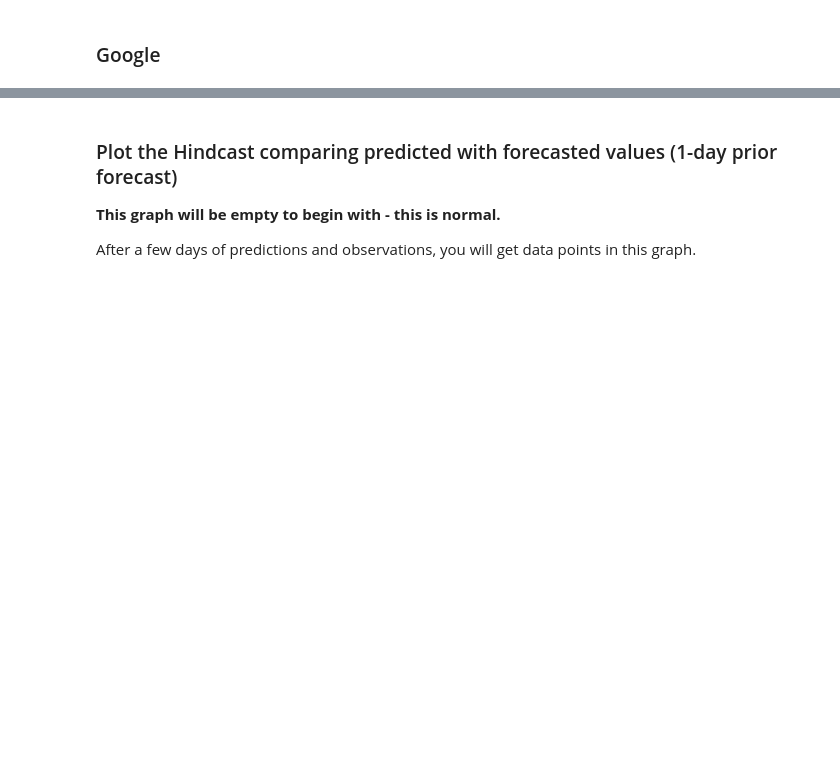
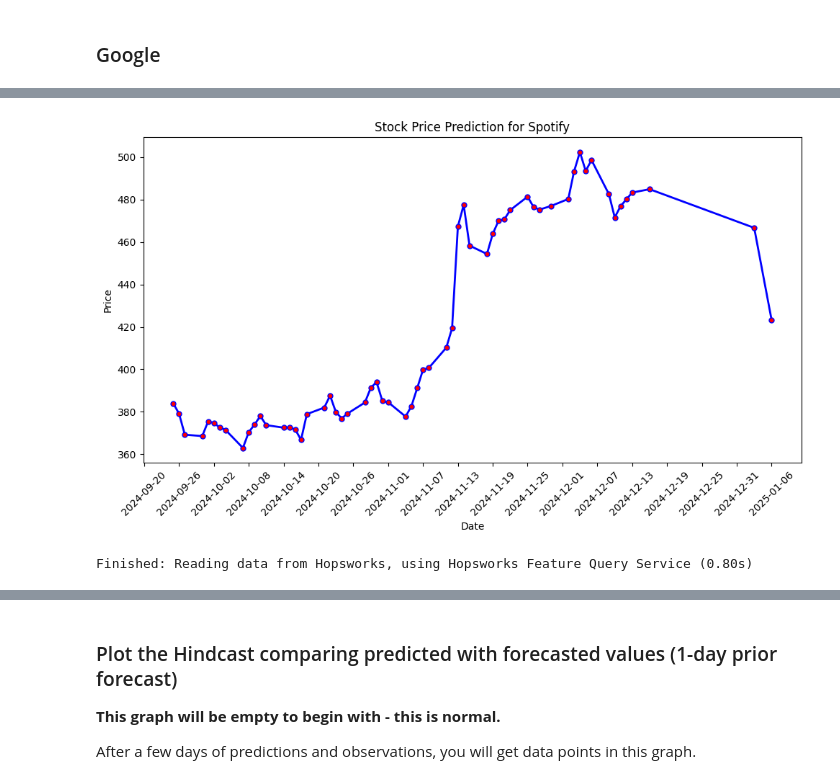
Before and after one commit to TheresaHoesl/StockMarketPrediction, a Jupyter notebook: notebooks/4_stockpred_batch_inference.ipynb, the cells around one changed output, grey strips where cells are left out. Drawn from its saved outputs; the diff is of its cells as text; code cells hidden in the pictures; blank space fills up the shorter version.

Commit message:
made notebook 4 work

```diff
--- a/notebooks/4_stockpred_batch_inference.ipynb
+++ b/notebooks/4_stockpred_batch_inference.ipynb
@@ -136,4 +167,6 @@ spot_X
 # %%
-prediction = retrieved_spot_model.predict(np.array(spot_X).reshape(1, -1))
-prediction
+spot_scale = spotify_max_sp - spotify_min_sp
+spot_X = [spot_sentim_df['overall_sentiment_score'][0], SandP_scaled]
+spot_pred = retrieved_spot_model.predict(np.array(spot_X).reshape(1, -1)) * spot_scale + spotify_min_sp
+spot_pred[0]
 # %% [output]
@@ -385,0 +295,28 @@ hindcast_lag_df
+# %%
+SPOT_fg = fs.get_feature_group(
+    name='spot',
+    version=1,
+)
+
+GOOGL_fg = fs.get_feature_group(
+    name='googl',
+    version=1,
+)
+
+BTC_fg = fs.get_feature_group(
+    name='btc',
+    version=1,
+)
+# %%
+spot_df = SPOT_fg.read()
+spot_df['timestamp'] = pd.to_datetime(spot_df['timestamp'].dt.date)
+# spot_df['timestamp'] = spot_df['timestamp'].dt.tz_localize(None)
+
+spot_plotting_df = pd.DataFrame()
+spot_plotting_df['predicted_price'] = spot_df['price']
+spot_plotting_df['timestamp'] = spot_df['timestamp']
+spot_plotting_df = pd.concat([spot_plotting_df, spot_pred_df], ignore_index=True)
+spot_plotting_df['date'] = spot_plotting_df['timestamp'].copy()
+spot_plotting_df.drop('timestamp', axis=1, inplace=True)
+spot_plotting_df = spot_plotting_df.sort_values(by=['date'], ascending=False)
+spot_plotting_df.head(60)
@@ -385,0 +342,24 @@ hindcast_lag_df
+# %%
+file_path = "../notebooks/img/spot_forecast.png"
+if os.path.exists(os.path.dirname(file_path)):
+    plt = util.plot_stock_price_forecast(df=spot_plotting_df.head(60), file_path=file_path, name="Spotify", hindcast=False)
+else:
+    os.makedirs(os.path.dirname(file_path), exist_ok=True)
+    plt = util.plot_stock_price_forecast(df=spot_plotting_df.head(60), file_path=file_path, name="Spotify", hindcast=False)
+
+plt.show()
+# %% [output]
+[figure, added]
+# %%
+googl_df = GOOGL_fg.read()
+googl_df['timestamp'] = pd.to_datetime(googl_df['timestamp'].dt.date)
+
+googl_plotting_df = pd.DataFrame()
+googl_plotting_df['predicted_price'] = googl_df['price']
+googl_plotting_df['timestamp'] = googl_df['timestamp']
+googl_plotting_df = pd.concat([googl_plotting_df, googl_pred_df], ignore_index=True)
+googl_plotting_df['date'] = googl_plotting_df['timestamp'].copy()
+googl_plotting_df.drop('timestamp', axis=1, inplace=True)
+googl_plotting_df = googl_plotting_df.sort_values(by=['date'], ascending=False)
+# %% [output]
+Finished: Reading data from Hopsworks, using Hopsworks Feature Query Service (0.80s)
```
Also changed, not shown: parts of 50 cells of this notebook, 6 other files.
